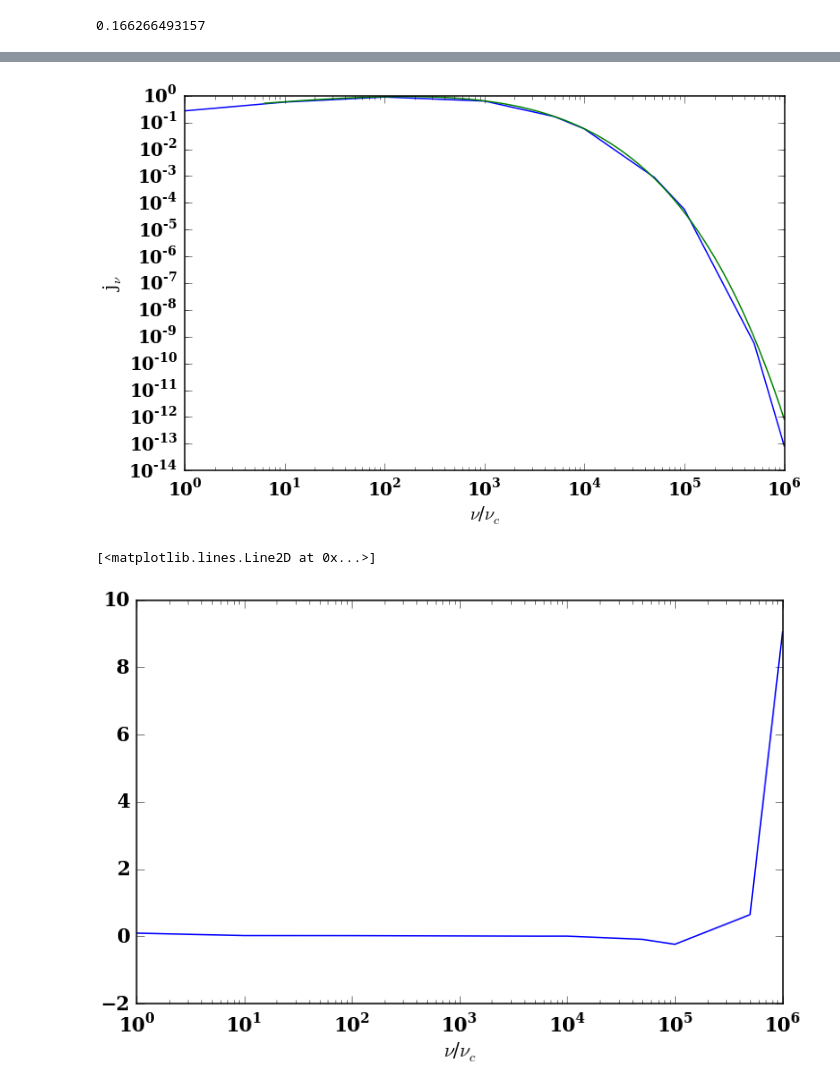
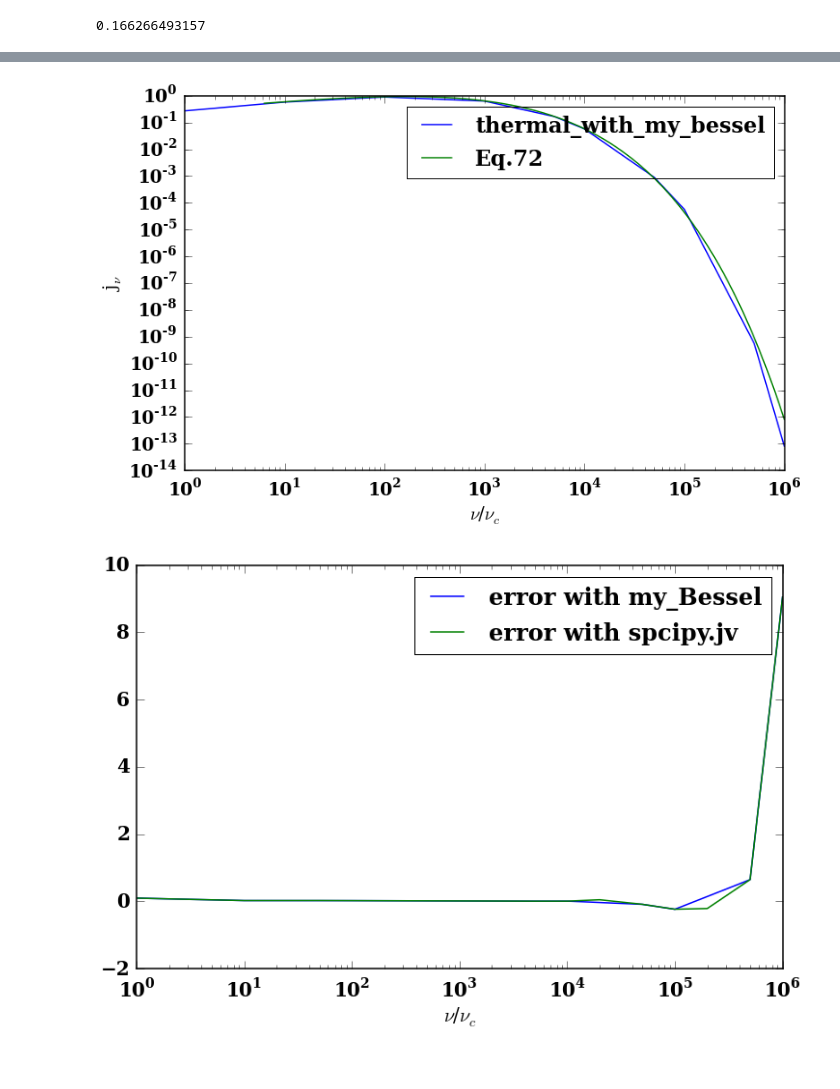
Before and after one commit to ZhaoweiZ/kappa_summer, a Jupyter notebook: my_bessel_J.ipynb, the cells around one changed output, grey strips where cells are left out. Saved outputs shown, nothing was run; the diff lists cells and outputs as text; code cells hidden in the pictures.

```diff
--- a/my_bessel_J.ipynb
+++ b/my_bessel_J.ipynb
@@ -406,27 +407,33 @@ data = np.loadtxt('/Users/zhaoweizhang/Documents/summer_new/thermal_with_my_bess
 
 #since we are plotting nu/nu_c, and X = nu/nu_s, we
 #need to plot (X * nu_s)/nu_c, eq_72(X)
-pl.loglog(data[:, 0], data[:, 1])
-pl.loglog(x/nu_c, jnu_72(x))
+pl.loglog(data[:, 0], data[:, 1], label = 'thermal_with_my_bessel')
+pl.loglog(x/nu_c, jnu_72(x), label = 'Eq.72')
+pl.legend()
 pl.show()
 # %% [output]
-[figure, old version]
+[figure, new version]
 # %%
 data = np.loadtxt('/Users/zhaoweizhang/Documents/summer_new/thermal_with_my_bessel.txt')
+data1 = np.loadtxt('/Users/zhaoweizhang/Documents/summer_new/data_error_thermal_with_geo_ave.txt')
 
 def error_thermal_with_eq72():
 
     data_x = data[:, 0]
 
     ans = jnu_72(data_x * nu_c)
 
     error = ans / data[:, 1] - 1.
 
     return error
 
 pl.xlabel("$\\nu$/$\\nu_c$")
 
-pl.semilogx(data[:, 0], error_thermal_with_eq72())
+pl.semilogx(data[:, 0], error_thermal_with_eq72(), label = 'error with my_Bessel')
+
+pl.semilogx(data1[:, 0], data1[:, 1],  label = 'error with spcipy.jv')
+
+pl.legend()
+pl.show()
 # %% [output]
-[<matplotlib.lines.Line2D at 0x...>]
-[figure, old version]
+[figure, new version]
```
Also changed, not shown: parts of 1 cell of this notebook, 5 other files.
